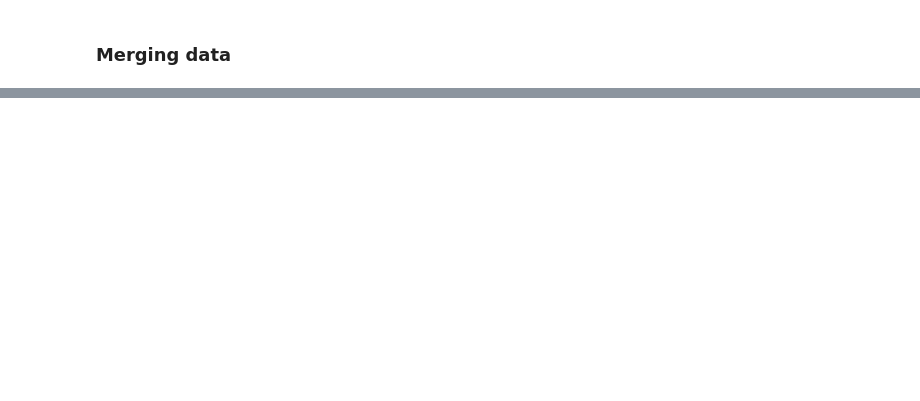
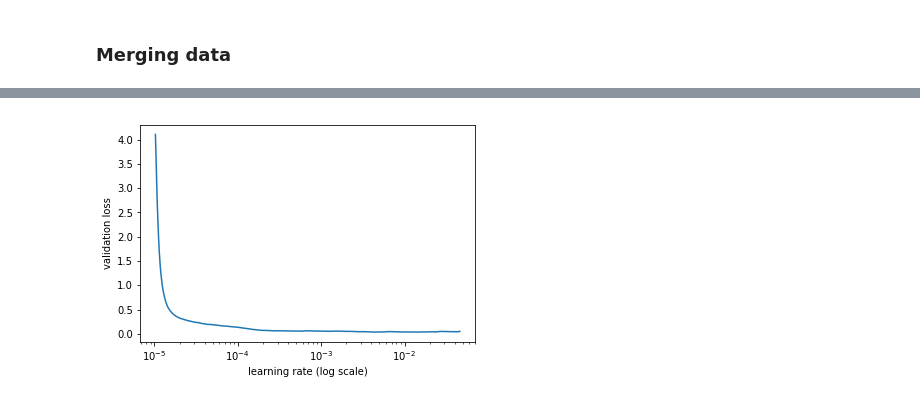
Before and after one commit to tombody/fastai, a Jupyter notebook: spaceport_assignments/Rossmann.ipynb, the cells around one changed output, grey strips where cells are left out. Saved outputs shown, nothing was run; the diff lists cells and outputs as text; code cells hidden in the pictures; blank space fills up the shorter version.

```diff
--- a/spaceport_assignments/Rossmann.ipynb
+++ b/spaceport_assignments/Rossmann.ipynb
@@ -440,0 +832,4 @@ Name: State, dtype: object
+# %%
+#Creating the embedding sizes
+emb_szs = [(card, min(50, (card+1)//2)) for _, card in cat_sz]
+emb_szs
@@ -440,0 +855,17 @@ Name: State, dtype: object
+# %%
+#Creating the metric used in the kaggle competition
+def inv_y(a): return np.exp(a)
+
+def exp_rmspe(y_pred, targ):
+    targ = inv_y(targ)
+    pct_var = (targ - inv_y(y_pred))/targ
+    return math.sqrt((pct_var**2).mean())
+
+max_log_y = np.max(ylog)
+y_range = (0, max_log_y*1.2)
+# %%
+md = ColumnarModelData.from_data_frame('', val_idx, df, ylog.astype(np.float32), cat_flds=cat_vars, bs=128,
+                                       test_df=df_test)
+# %%
+model = md.get_learner(emb_szs, len(df.columns)-len(cat_vars),
+                   0.04, 1, [1000,500], [0.001,0.01], y_range=y_range)
@@ -440,0 +896,4 @@ Name: State, dtype: object
+# %%
+model.sched.plot()
+# %% [output]
+[figure, added]
```
Also changed, not shown: parts of 87 cells of this notebook, 6 other files.
